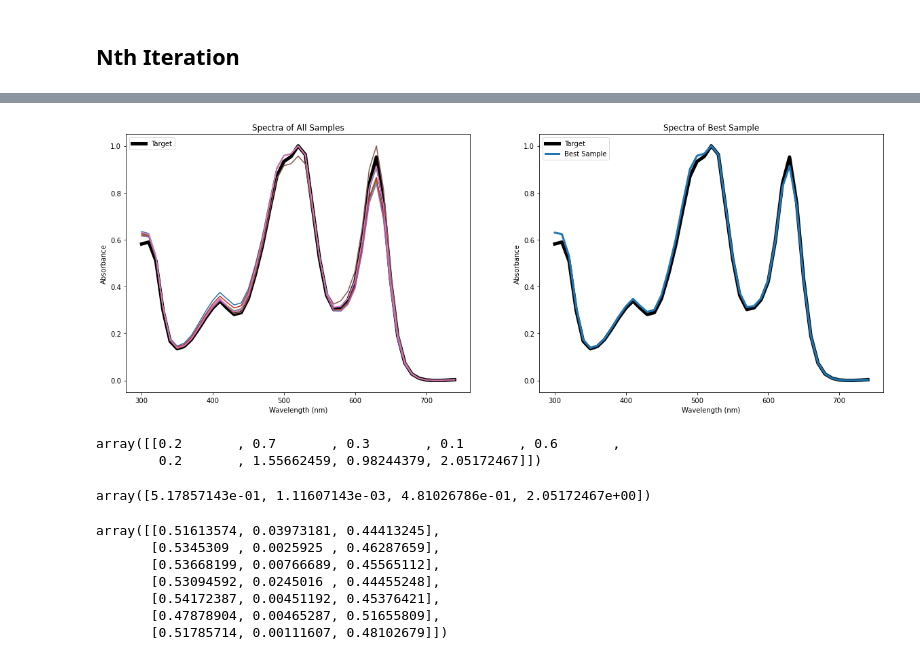
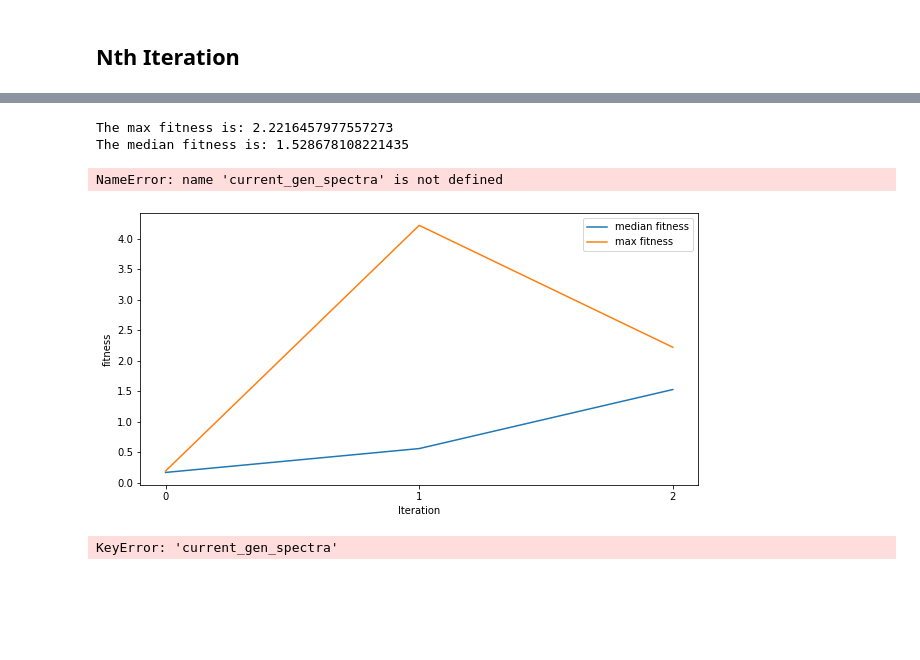
Before and after one commit to pozzo-research-group/HEAD, a Jupyter notebook: genetic_algorithm/GA_final_version_testing.ipynb, the cells around one changed output, grey strips where cells are left out. Saved outputs shown, nothing was run; the diff lists cells and outputs as text; code cells hidden in the pictures; blank space fills up the shorter version.

```diff
--- a/genetic_algorithm/GA_final_version_testing.ipynb
+++ b/genetic_algorithm/GA_final_version_testing.ipynb
@@ -90,2 +148,2 @@ The surrogate model has a score of: 0.9999999998958045
 # %%
-next_gen_conc[-1,:] = best_conc_array[:-1]
+loaded_dict['next_gen_conc'][-1,:] = loaded_dict['best_conc_array'][:-1]
@@ -100,23 +154,29 @@ The median fitness is: 1.2464534153716273
+# %%
+current_gen_spectra, conc_array_actual, spectra_array_actual = perform_UV_vis(loaded_dict['next_gen_conc'], loaded_dict['conc_array_actual'], loaded_dict['spectra_array_actual'])
+loaded_dict['conc_array_actual'] = conc_array_actual
+loaded_dict['spectra_array_actual'] = spectra_array_actual
+current_gen_spectra = current_gen_spectra.T
+current_gen_spectra = mms().fit(current_gen_spectra).transform(current_gen_spectra).T
+spectra_array_actual = spectra_array_actual.T
+spectra_array_actual = mms().fit(spectra_array_actual).transform(spectra_array_actual).T
+loaded_dict['current_gen_spectra'] = current_gen_spectra
+# %%
+current_gen_DLS, conc_array_actual, single_data_actual = perform_DLS(loaded_dict['next_gen_conc'], loaded_dict['single_data_actual'], loaded_dict['conc_array_actual'])
+loaded_dict['single_data'] = current_gen_DLS
+loaded_dict['conc_array_actual'] = conc_array_actual
+loaded_dict['single_data_actual'] = single_data_actual
+# %%
+################## Setting 1  #################################
+median_fitness_list, max_fitness_list, iteration = plot_fitness(loaded_dict, wavelength = wavelength, savefig = False)
+loaded_dict['median_fitness_list'] = median_fitness_list
+loaded_dict['max_fitness_list'] = max_fitness_list
+loaded_dict['current_gen_spectra'] = current_gen_spectra
+# %% [output]
+The max fitness is: 2.2216457977557273
+The median fitness is: 1.528678108221435
+NameError: name 'current_gen_spectra' is not defined
+[figure, added]
 # %%
-plot_spectra(current_gen_spectra, x_test, wavelength, iteration, False)
+plot_spectra(loaded_dict, wavelength = wavelength, savefig = False)
 # %% [output]
-[figure, removed]
+KeyError: 'current_gen_spectra'
-# %%
-best_move
-# %% [output]
-array([[0.2       , 0.7       , 0.3       , 0.1       , 0.6       ,
-        0.2       , 1.55662459, 0.98244379, 2.05172467]])
-# %%
-best_conc_array
-# %% [output]
-array([5.17857143e-01, 1.11607143e-03, 4.81026786e-01, 2.05172467e+00])
-# %%
-next_gen_conc
-# %% [output]
-array([[0.51613574, 0.03973181, 0.44413245],
-       [0.5345309 , 0.0025925 , 0.46287659],
-       [0.53668199, 0.00766689, 0.45565112],
-       [0.53094592, 0.0245016 , 0.44455248],
-       [0.54172387, 0.00451192, 0.45376421],
-       [0.47878904, 0.00465287, 0.51655809],
-       [0.51785714, 0.00111607, 0.48102679]])
```
Also changed, not shown: parts of 19 cells of this notebook, 2 other files.
